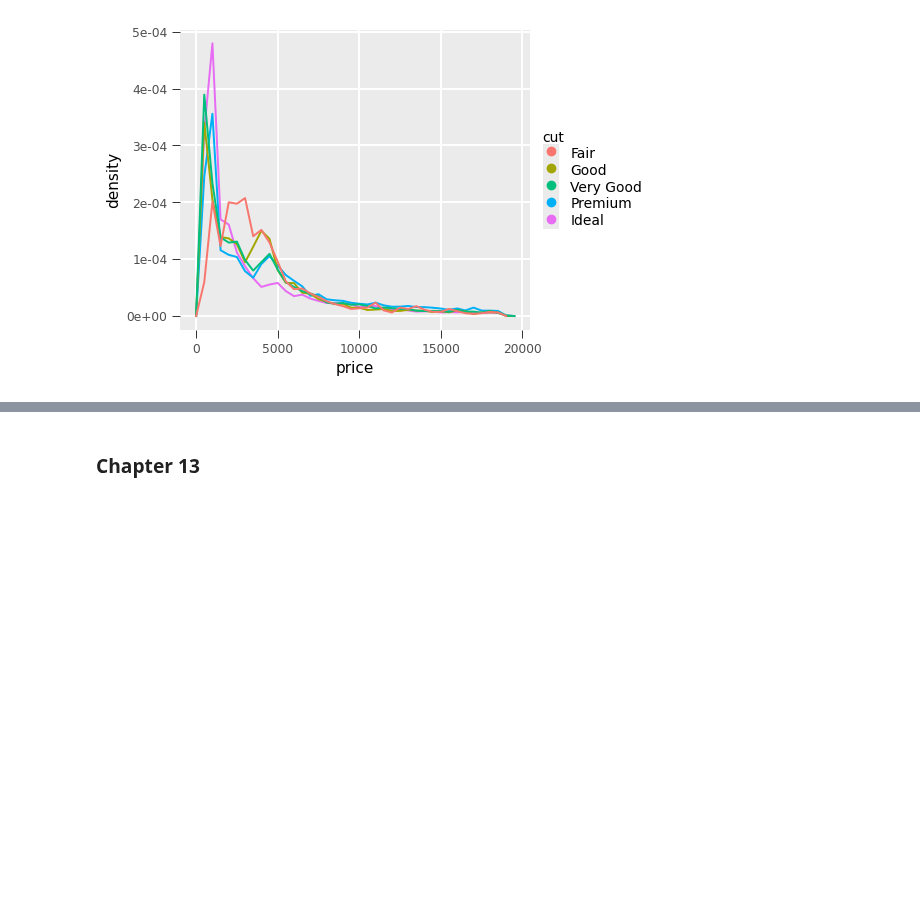
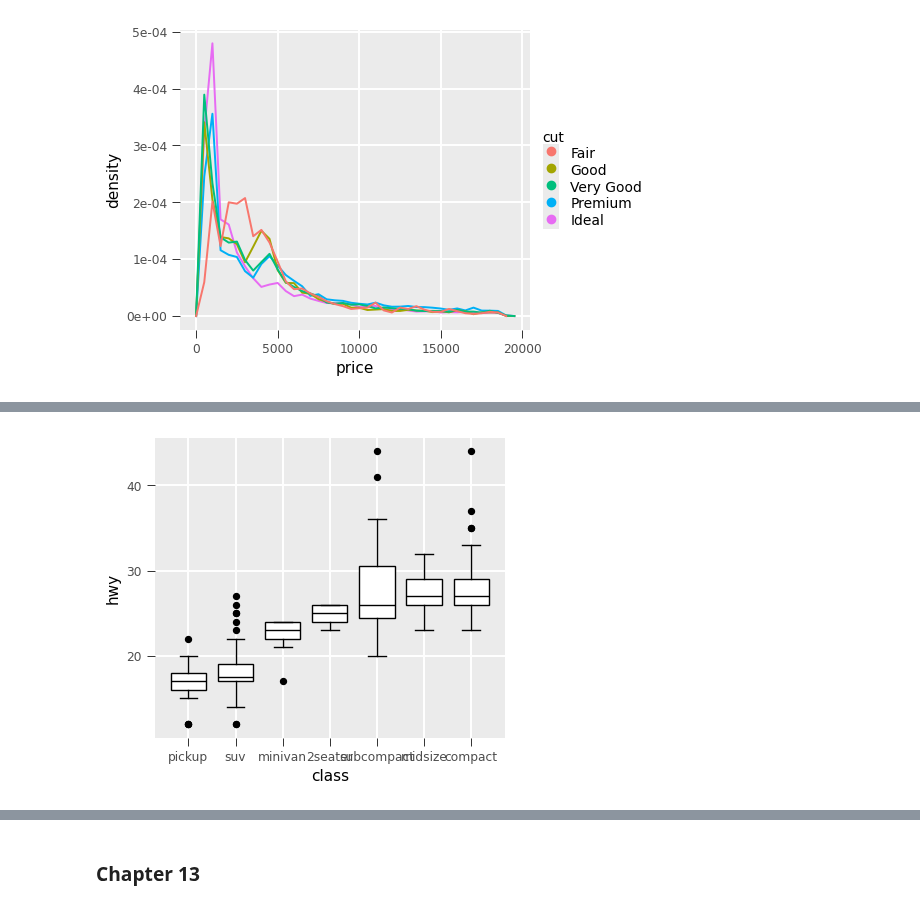
Before and after one commit to huangziwei/hea, a Jupyter notebook: example/books/dataframe.ipynb, the cells around one changed output, grey strips where cells are left out. Drawn from its saved outputs; the diff is of its cells as text; code cells hidden in the pictures; blank space fills up the shorter version.

```diff
--- a/example/books/dataframe.ipynb
+++ b/example/books/dataframe.ipynb
@@ -1225,0 +1231,5 @@ diamonds.ggplot(x="cut", y="price").geom_boxplot()
+# %%
+from hea.ggplot import fct_reorder
+mpg.ggplot(x=fct_reorder("class", "hwy", "median"), y="hwy").geom_boxplot()
+# %% [output]
+[figure, added]
```
Also changed, not shown: parts of 5 cells of this notebook, 4 other files.
